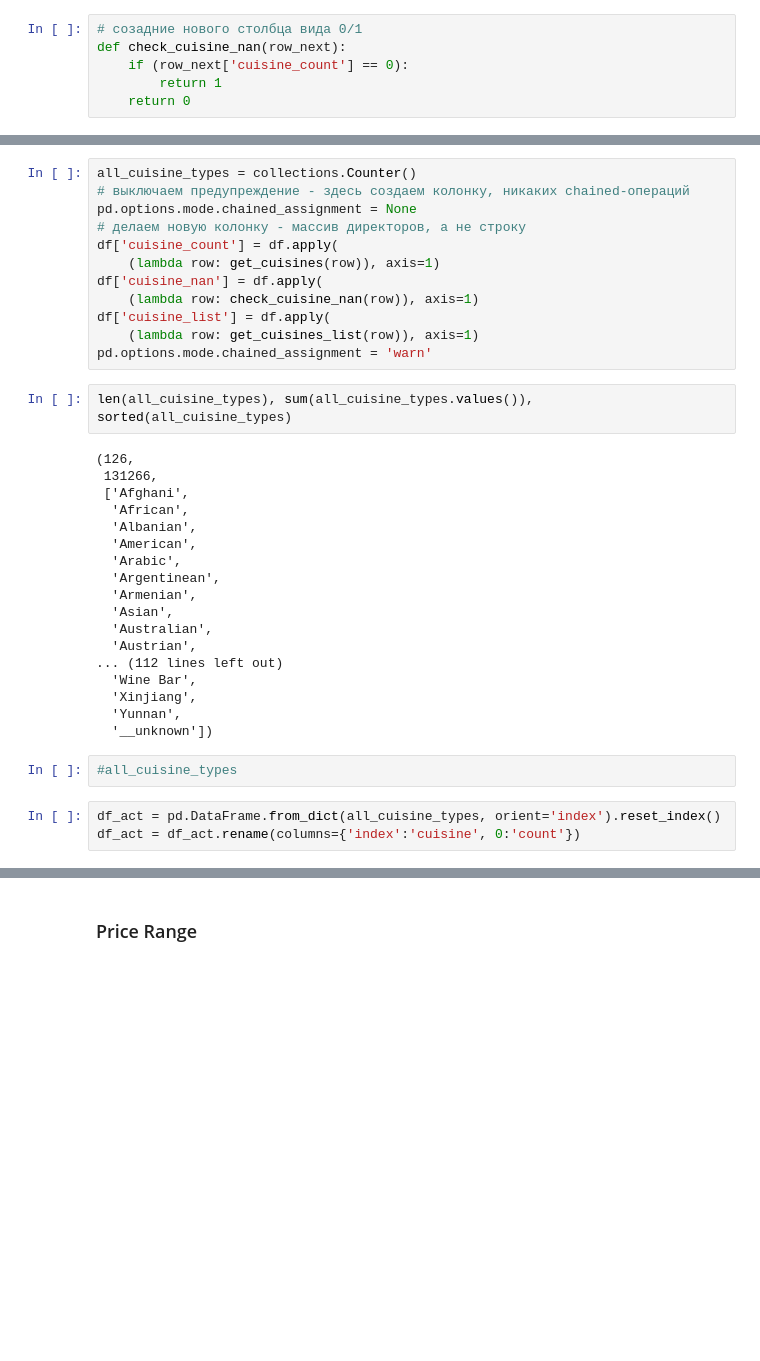
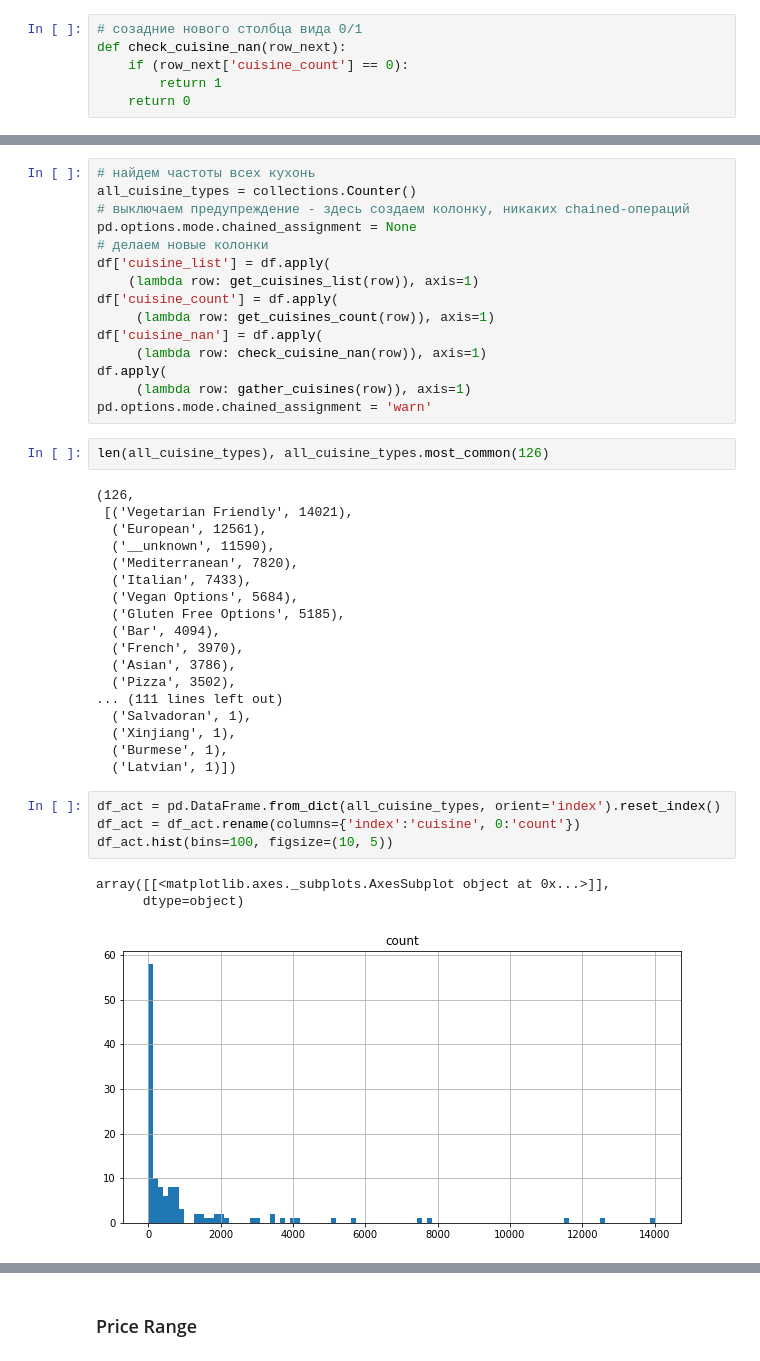
Before and after one commit to M1kaellAli/skcourse_projects, a Jupyter notebook: module_3/unit3.project3.ipynb, the cells around one changed output, grey strips where cells are left out. Cells and saved outputs as stored; diff of their text form; blank space fills up the shorter version.

```diff
--- a/module_3/unit3.project3.ipynb
+++ b/module_3/unit3.project3.ipynb
@@ -601,37 +760,43 @@ def check_cuisine_nan(row_next):
 # %%
+# найдем частоты всех кухонь
 all_cuisine_types = collections.Counter()
 # выключаем предупреждение - здесь создаем колонку, никаких chained-операций
 pd.options.mode.chained_assignment = None
-# делаем новую колонку - массив директоров, а не строку
-df['cuisine_count'] = df.apply(
-    (lambda row: get_cuisines(row)), axis=1)
-df['cuisine_nan'] = df.apply(
-    (lambda row: check_cuisine_nan(row)), axis=1)
+# делаем новые колонки
 df['cuisine_list'] = df.apply(
     (lambda row: get_cuisines_list(row)), axis=1)
+df['cuisine_count'] = df.apply(
+     (lambda row: get_cuisines_count(row)), axis=1)
+df['cuisine_nan'] = df.apply(
+     (lambda row: check_cuisine_nan(row)), axis=1)
+df.apply(
+     (lambda row: gather_cuisines(row)), axis=1)
 pd.options.mode.chained_assignment = 'warn'
 # %%
-len(all_cuisine_types), sum(all_cuisine_types.values()), sorted(all_cuisine_types)
+len(all_cuisine_types), all_cuisine_types.most_common(126)
 # %% [output]
 (126,
- 131266,
- ['Afghani',
-  'African',
-  'Albanian',
-  'American',
-  'Arabic',
-  'Argentinean',
-  'Armenian',
-  'Asian',
-  'Australian',
-  'Austrian',
-... (112 lines left out)
-  'Wine Bar',
-  'Xinjiang',
-  'Yunnan',
-  '__unknown'])
+ [('Vegetarian Friendly', 14021),
+  ('European', 12561),
+  ('__unknown', 11590),
+  ('Mediterranean', 7820),
+  ('Italian', 7433),
+  ('Vegan Options', 5684),
+  ('Gluten Free Options', 5185),
+  ('Bar', 4094),
+  ('French', 3970),
+  ('Asian', 3786),
+  ('Pizza', 3502),
+... (111 lines left out)
+  ('Salvadoran', 1),
+  ('Xinjiang', 1),
+  ('Burmese', 1),
+  ('Latvian', 1)])
-# %%
-#all_cuisine_types
 # %%
 df_act = pd.DataFrame.from_dict(all_cuisine_types, orient='index').reset_index()
 df_act = df_act.rename(columns={'index':'cuisine', 0:'count'})
+df_act.hist(bins=100, figsize=(10, 5))
+# %% [output]
+array([[<matplotlib.axes._subplots.AxesSubplot object at 0x...>]],
+      dtype=object)
+[figure, added]
```
Also changed, not shown: parts of 44 cells of this notebook.
